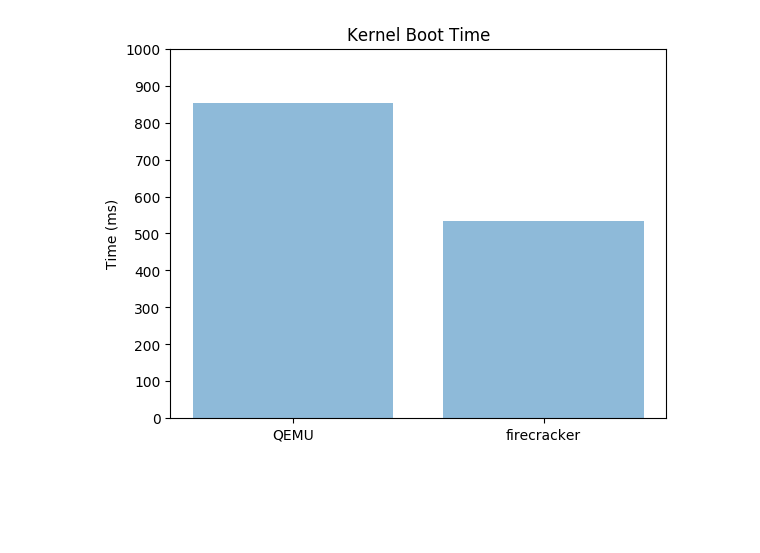
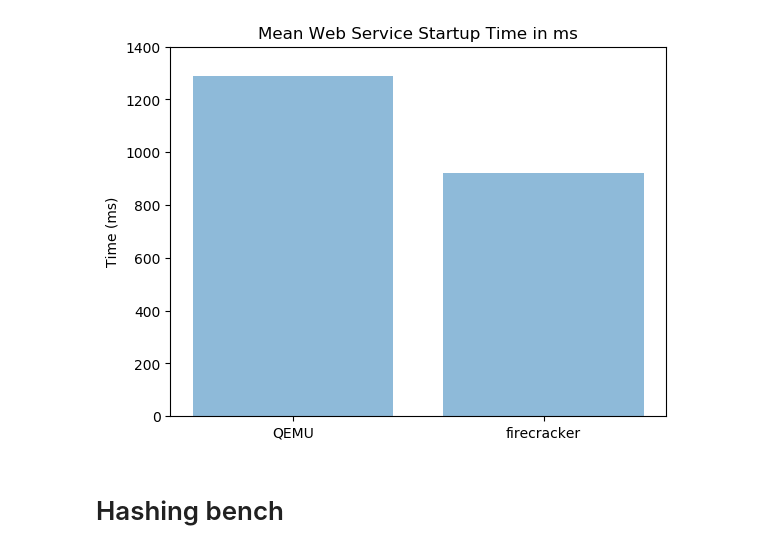
Before and after one commit to dreadl0ck/microbench, a Jupyter notebook: plots/plots.ipynb, the cells around one changed output. Drawn from its saved outputs; the diff is of its cells as text; code cells hidden in the pictures; blank space fills up the shorter version.

```diff
--- a/plots/plots.ipynb
+++ b/plots/plots.ipynb
@@ -36,18 +288,20 @@ plt.show()
 # %%
 import matplotlib.pyplot as plt; plt.rcdefaults()
 import numpy as np
 import matplotlib.pyplot as plt
 
 objects = ('QEMU', 'firecracker')
 y_pos = np.arange(len(objects))
-performance = [852.84,534.868]
+performance = [1290,923]
 
 plt.bar(y_pos, performance, align='center', alpha=0.5)
 plt.xticks(y_pos, objects)
-plt.yticks(np.arange(0, 1100, 100))
+plt.yticks(np.arange(0, 1500, 200))
 plt.ylabel('Time (ms)')
-plt.title('Kernel Boot Time')
+plt.title('Mean Web Service Startup Time in ms')
 
 plt.show()
 # %% [output]
-[figure, old version]
+[figure, new version]
+# %% [markdown]
+# Hashing bench
```
Also changed, not shown: parts of 16 cells of this notebook.
